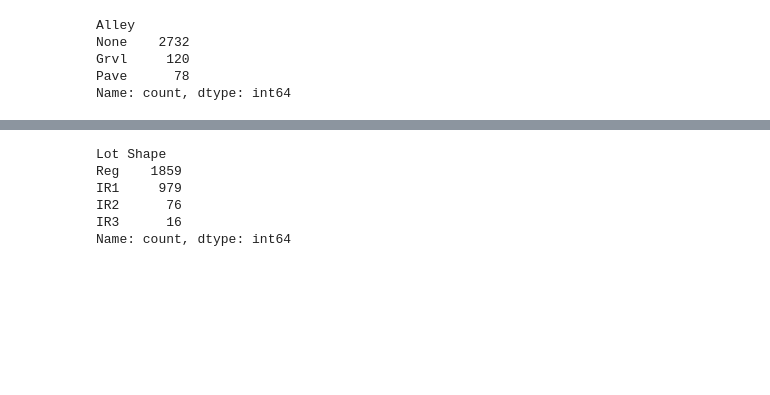
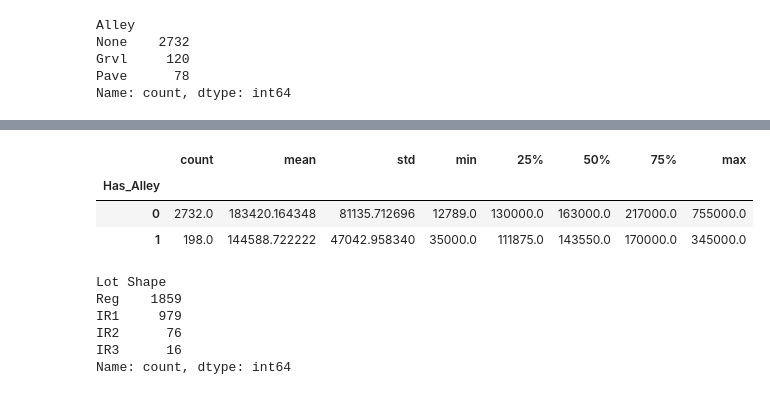
Before and after one commit to Sandeep20013/AI-Learning-Tracking, a Jupyter notebook: Projects/Ames Housing Prediction/Ames Housing Price Prediction.ipynb, the cells around one changed output, grey strips where cells are left out. Drawn from its saved outputs; the diff is of its cells as text; code cells hidden in the pictures; blank space fills up the shorter version.

```diff
--- a/Projects/Ames Housing Prediction/Ames Housing Price Prediction.ipynb
+++ b/Projects/Ames Housing Prediction/Ames Housing Price Prediction.ipynb
@@ -424,3 +403,12 @@ Name: count, dtype: int64
+# %%
+df.drop(columns=['Alley'], inplace = True)
+# %%
+df.groupby("Has_Alley")["SalePrice"].describe()
+# %% [output]
+|  | count | mean | std | min | 25% | 50% | 75% | max |
+| Has_Alley |  |  |  |  |  |  |  |  |
+| 0 | 2732.0 | 183420.164348 | 81135.712696 | 12789.0 | 130000.0 | 163000.0 | 217000.0 | 755000.0 |
+| 1 | 198.0 | 144588.722222 | 47042.958340 | 35000.0 | 111875.0 | 143550.0 | 170000.0 | 345000.0 |
 # %%
 # It seems like Regular shaped lot would be more expensive than an irregular one, so its an ordered variable
 df['Lot Shape'].value_counts()
```
Also changed, not shown: parts of 13 cells of this notebook.
